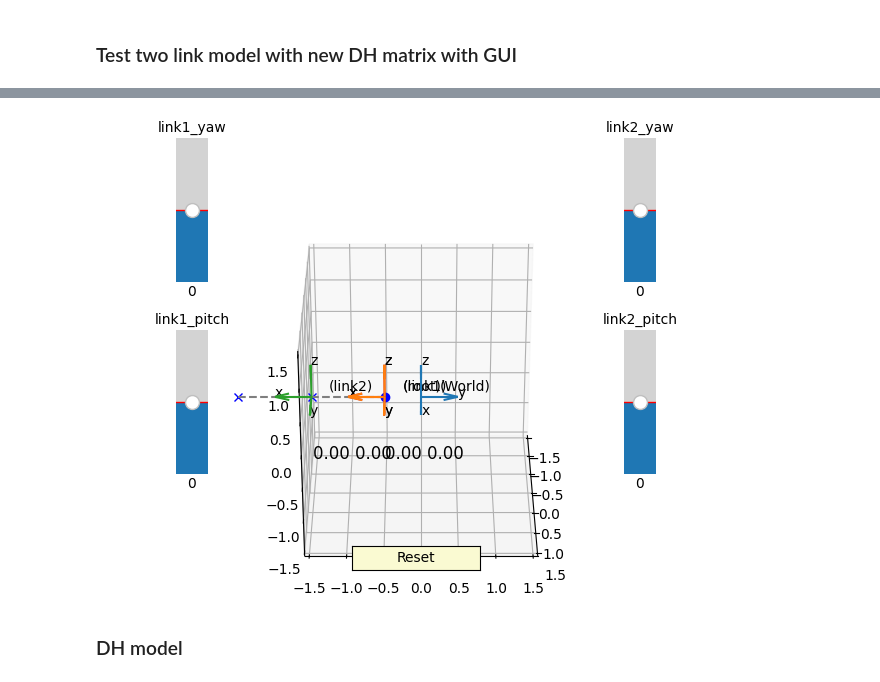
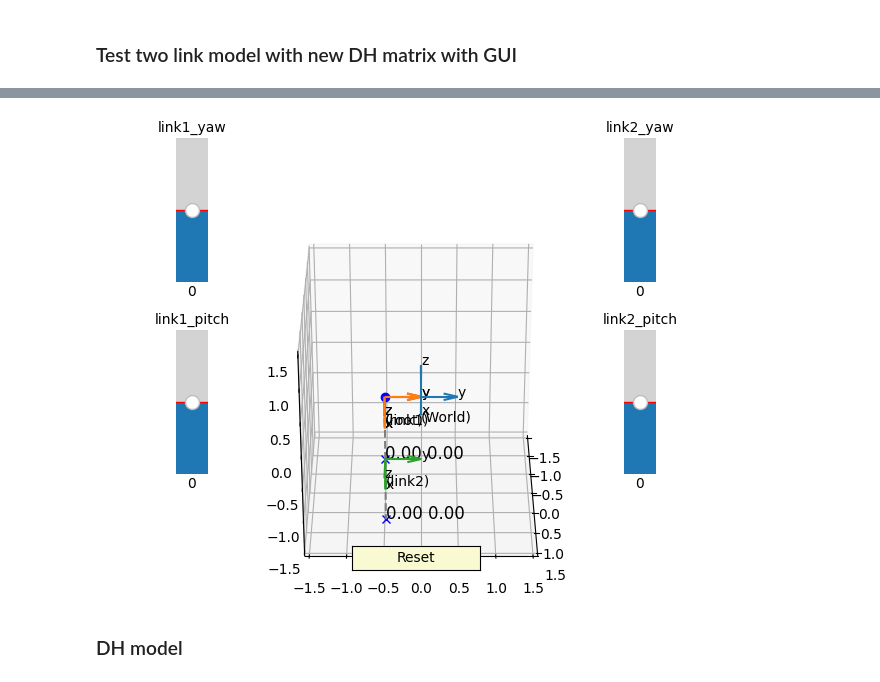
Before and after one commit to hoo223/MotionBERT, a Jupyter notebook: custom_codes/DHDST/build_dh_model.ipynb, the cells around one changed output, grey strips where cells are left out. Drawn from its saved outputs; the diff is of its cells as text; code cells hidden in the pictures.

```diff
--- a/custom_codes/DHDST/build_dh_model.ipynb
+++ b/custom_codes/DHDST/build_dh_model.ipynb
@@ -71,17 +76,22 @@ array([[ 0.5       , -0.70710678, -0.5       ,  0.5       ],
 # %% [markdown]
 ### Test two link with new DH matrix
 # %%
-start_point = np.array([0, -0.5, 0])
+start_point = np.array([0, -0.5, 1])
 
 # initial setting
 origin = start_point
 Rot_z_minus_90 = Rotation.from_rotvec(-np.pi/2 * np.array([0, 0, 1])).as_matrix()
+Rot_y_90 = Rotation.from_rotvec(np.pi/2 * np.array([0, 1, 0])).as_matrix()
+forward = np.array([0, 0, -1]) # x-axis
+up = np.array([1, 0, 0]) # z-axis
+left = np.cross(up, forward) # y-axis
+
 root_tf = np.eye(4)
-root_tf[:3, :3] = Rot_z_minus_90
+root_tf[:3, :3] = Rot_z_minus_90 # Rot_y_90 # frame_vec_to_matrix(forward, left, up) # Rot_z_minus_90
 root_tf[:3, 3] = origin
 
-m01 = DH_matrix(theta=radians(45), alpha=radians(-45), d=0.5)
-m12 = DH_matrix(theta=radians(45), alpha=radians(0), d=0.5)
+m01 = DH_matrix(theta=radians(45), alpha=radians(45), d=1)
+m12 = DH_matrix(theta=radians(45), alpha=radians(0), d=1)
 m02 = m01 @ m12
 link1_tf = root_tf @ m01
 link2_tf = root_tf @ m02
@@ -108,7 +118,7 @@ ax.set_xlabel('x')
 ax.set_ylabel('y')
 ax.set_zlabel('z')
 
-generate_world_frame().draw3d()
+#generate_world_frame().draw3d()
 ax.plot(next_point[0], next_point[1], next_point[2], 'ob')
 ax.plot(final_point[0], final_point[1], final_point[2], 'or')
 root_frame.draw3d(color='tab:orange')
@@ -262,9 +272,9 @@ link2_yaw_init, link2_pitch_init = 0, 0
 link1_length, link2_length = 1, 1
 
 s_link1_yaw   = Slider(ax = ax_link1_yaw, label = 'link1_yaw', valmin = -180, valmax = 180, valinit = link1_yaw_init, orientation="vertical")
-s_link1_pitch = Slider(ax = ax_link1_pitch, label = 'link1_pitch', valmin = -90, valmax = 90, valinit = link1_pitch_init, orientation="vertical")
+s_link1_pitch = Slider(ax = ax_link1_pitch, label = 'link1_pitch', valmin = -180, valmax = 180, valinit = link1_pitch_init, orientation="vertical")
 s_link2_yaw   = Slider(ax = ax_link2_yaw, label = 'link2_yaw', valmin = -180, valmax = 180, valinit = link2_yaw_init, orientation="vertical")
-s_link2_pitch = Slider(ax = ax_link2_pitch, label = 'link2_pitch', valmin = -90, valmax = 90, valinit = link2_pitch_init, orientation="vertical")
+s_link2_pitch = Slider(ax = ax_link2_pitch, label = 'link2_pitch', valmin = -180, valmax = 180, valinit = link2_pitch_init, orientation="vertical")
 button = Button(ax_reset, 'Reset', color='lightgoldenrodyellow', hovercolor='0.975')
 
 start_point = np.array([0, -0.5, 0])
@@ -272,8 +282,9 @@ start_point = np.array([0, -0.5, 0])
 # initial setting
 origin = start_point
 Rot_z_minus_90 = Rotation.from_rotvec(-np.pi/2 * np.array([0, 0, 1])).as_matrix()
+Rot_y_90 = Rotation.from_rotvec(np.pi/2 * np.array([0, 1, 0])).as_matrix()
 root_tf = np.eye(4)
-root_tf[:3, :3] = Rot_z_minus_90
+root_tf[:3, :3] = Rot_y_90
 root_tf[:3, 3] = origin
 
 appendage = Appendage(link1_length, link2_length, link1_yaw_init, link1_pitch_init, link2_yaw_init, link2_pitch_init, degree=True, root_tf=root_tf)
@@ -312,33 +323,33 @@ def update(val):
     ax1.plot(appendage.link1_origin[0], appendage.link1_origin[1], appendage.link1_origin[2], 'ob')
     ax1.plot(appendage.link2_origin[0], appendage.link2_origin[1], appendage.link2_origin[2], 'xb')
     ax1.plot(appendage.terminal_origin[0], appendage.terminal_origin[1], appendage.terminal_origin[2], 'xb')
 
     # draw link
     ax1.plot(*np.c_[appendage.link1_origin, appendage.link2_origin], color="tab:gray", ls='--')
     ax1.plot(*np.c_[appendage.link2_origin, appendage.terminal_origin], color="tab:gray", ls='--')
 
     # print IK results
     ax1.text(appendage.link1_origin[0], appendage.link1_origin[1], appendage.link1_origin[2]-1, '{:.2f} {:.2f}'.format(ik_l1_yaw, ik_l1_pitch), fontsize=12) # link1 ik result
     ax1.text(appendage.link2_origin[0], appendage.link2_origin[1], appendage.link2_origin[2]-1, '{:.2f} {:.2f}'.format(ik_l2_yaw, ik_l2_pitch), fontsize=12) # link2 ik result
     #ax1.text(link2_origin[0], link2_origin[1], link2_origin[2]-2, '{:.2f} {:.2f} {:.2f}'.format(*list(link2_vec_wrt_link1)), fontsize=12) # link2 vec wrt link1 frame
 
 
 def reset(event):
     s_link1_yaw.reset()
     s_link1_pitch.reset()
     s_link2_yaw.reset()
     s_link2_pitch.reset()
 
 s_link1_yaw.on_changed(update)
 s_link1_pitch.on_changed(update)
 s_link2_yaw.on_changed(update)
 s_link2_pitch.on_changed(update)
 
 button.on_clicked(reset)
 update(0)
 
 plt.show()
 # %% [output]
-[figure, old version]
+[figure, new version]
 # %% [markdown]
 ### DH model
```
Also changed, not shown: parts of 22 cells of this notebook, 10 other files.
